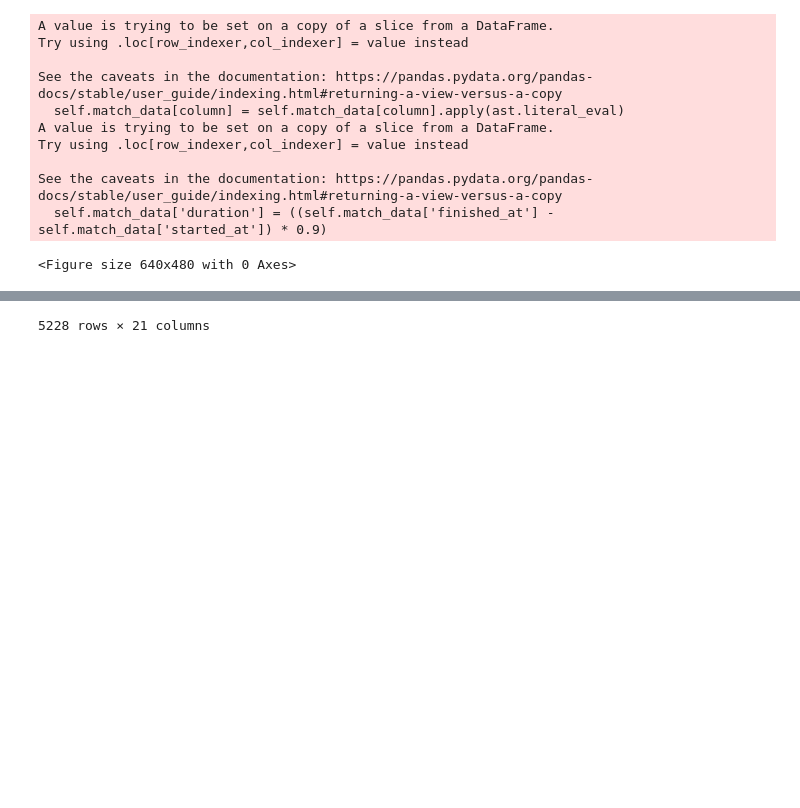
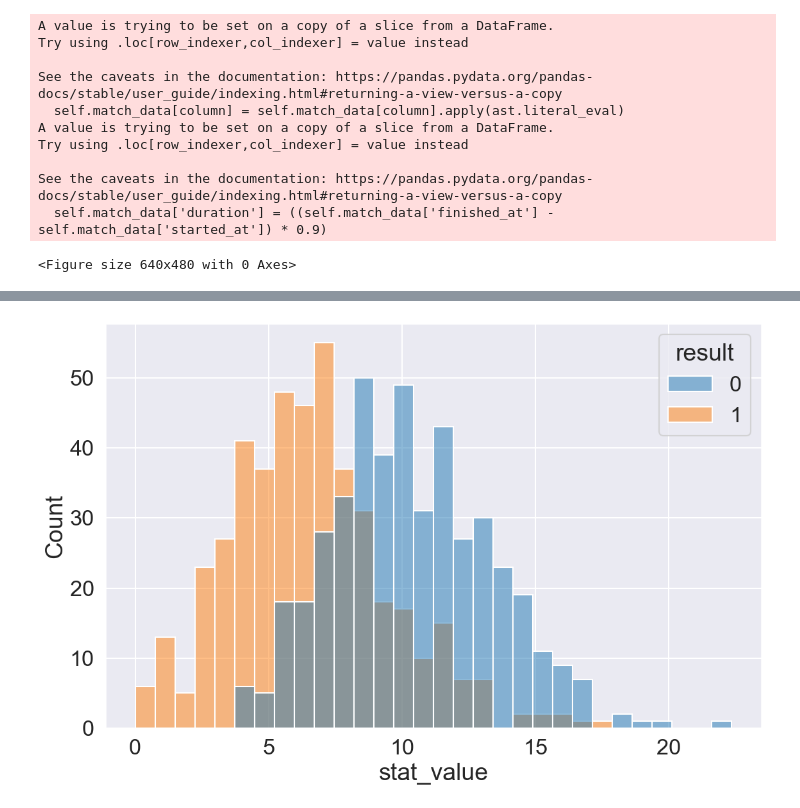
Before and after one commit to CatraMyBeloved/owcs_analysis_2.0, a Jupyter notebook: notebooks/basic_connection.ipynb, the cells around one changed output, grey strips where cells are left out. Drawn from its saved outputs; the diff is of its cells as text; code cells hidden in the pictures; blank space fills up the shorter version.

```diff
--- a/notebooks/basic_connection.ipynb
+++ b/notebooks/basic_connection.ipynb
@@ -60,3 +55,5 @@ visualizer.histogram_2d("deaths_per_10", "damage_dealt_per_10")
 # %%
-visualizer._wide_data
+visualizer.reset_filter()
+visualizer.filter_by(role = "Tank", stat_type = "deaths_per_10")
+visualizer.simple_histogram(x_col = "stat_value", n_bins = 30)
 # %% [output]
@@ -75 +60 @@ visualizer._wide_data
-5228 rows × 21 columns
+[figure, added]
```
Also changed, not shown: parts of 5 cells of this notebook, 3 other files.
